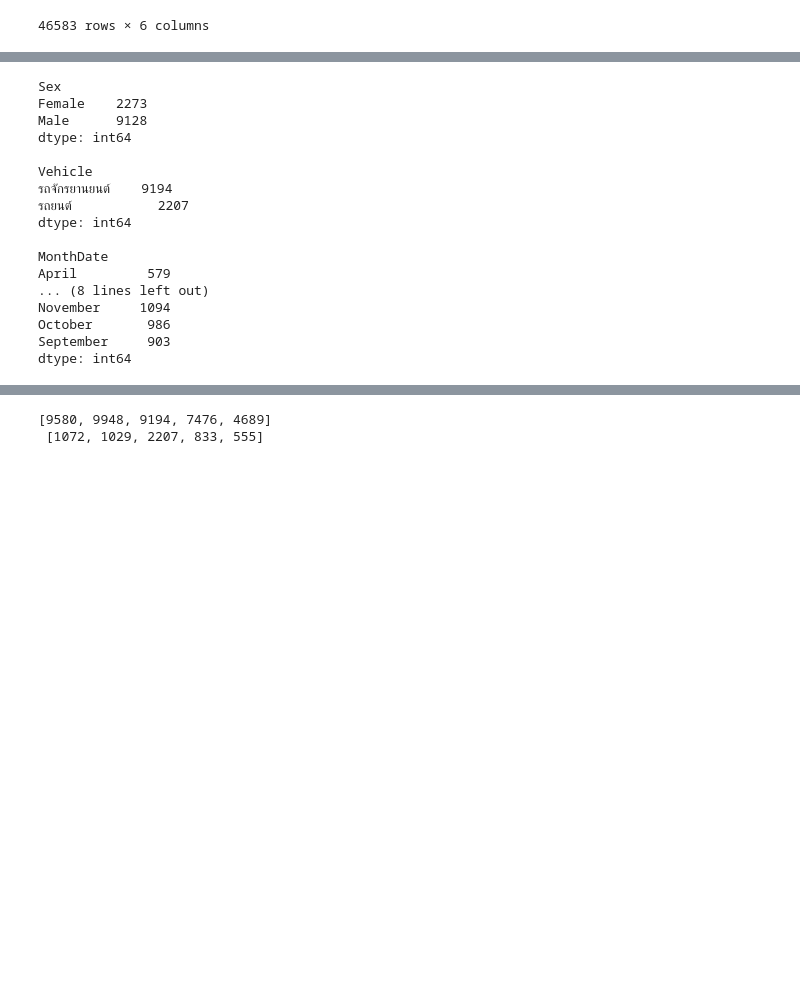
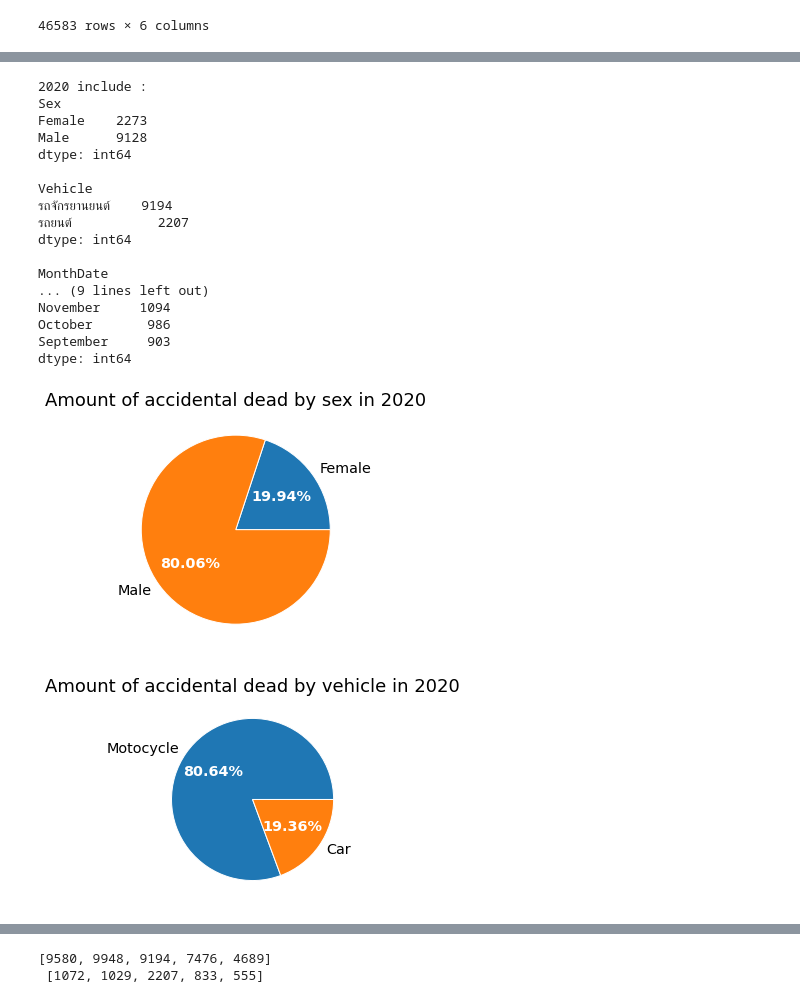
Before and after one commit to Fahxzu/mini-project-dads5001, a Jupyter notebook: Project_dads5001_6420412011.ipynb, the cells around one changed output, grey strips where cells are left out. Drawn from its saved outputs; the diff is of its cells as text; code cells hidden in the pictures; blank space fills up the shorter version.

```diff
--- a/Project_dads5001_6420412011.ipynb
+++ b/Project_dads5001_6420412011.ipynb
@@ -167,36 +222,64 @@ dtype: int64
 # %%
 #2020
 select_year20 = df.loc[df["DEAD_YEAR"]==2020]
 
 groupby_year20 = select_year20.groupby(['DEAD_YEAR'])
 groupby_sex20 = select_year20.groupby(['Sex'])
 groupby_vehicle20 = select_year20.groupby(['Vehicle'])
 groupby_month20 = select_year20.groupby(['MonthDate'])
 
 count_year20 = groupby_year20.size()
 count_sex20 = groupby_sex20.size()
 count_vehicle20 = groupby_vehicle20.size()
 count_month20 = groupby_month20.size()
 
-print(f"{count_sex20}\n\n{count_vehicle20}\n\n{count_month20}")
+print(f"2020 include :\n{count_sex20}\n\n{count_vehicle20}\n\n{count_month20}")
+
+#piechart01 by sex
+fig, ax = plt.subplots(figsize=(5, 5))
+labels = ['Female','Male']
+# Capture each of the return elements.
+patches, texts, pcts = ax.pie(
+    count_sex20, labels=labels, autopct='%.2f%%',
+    wedgeprops={'linewidth': 1.0, 'edgecolor': 'white'},
+    textprops={'size': 'x-large'})
+# Style just the percent values.
+plt.setp(pcts, color='white', fontweight='bold')
+ax.set_title('Amount of accidental dead by sex in 2020', fontsize=18)
+plt.tight_layout()
+
+#pie02 by vehicle
+fig, ax = plt.subplots(figsize=(5, 5))
+labels = ['Motocycle','Car']
+# Capture each of the return elements.
+patches, texts, pcts = ax.pie(
+    count_vehicle20, labels=labels, autopct='%.2f%%',
+    wedgeprops={'linewidth': 1.0, 'edgecolor': 'white'},
+    textprops={'size': 'x-large'})
+# Style just the percent values.
+plt.setp(pcts, color='white', fontweight='bold')
+ax.set_title('Amount of accidental dead by vehicle in 2020', fontsize=18)
+plt.tight_layout()
 # %% [output]
+2020 include :
 Sex
 Female    2273
 Male      9128
 dtype: int64
 
 Vehicle
 รถจักรยานยนต์    9194
 รถยนต์           2207
 dtype: int64
 
 MonthDate
-April         579
-... (8 lines left out)
+... (9 lines left out)
 November     1094
 October       986
 September     903
 dtype: int64
+[figure, added]
+[figure, added]
 # %%
 #2021
 select_year21 = df.loc[df["DEAD_YEAR"]==2021]
```
Also changed, not shown: parts of 6 cells of this notebook.
